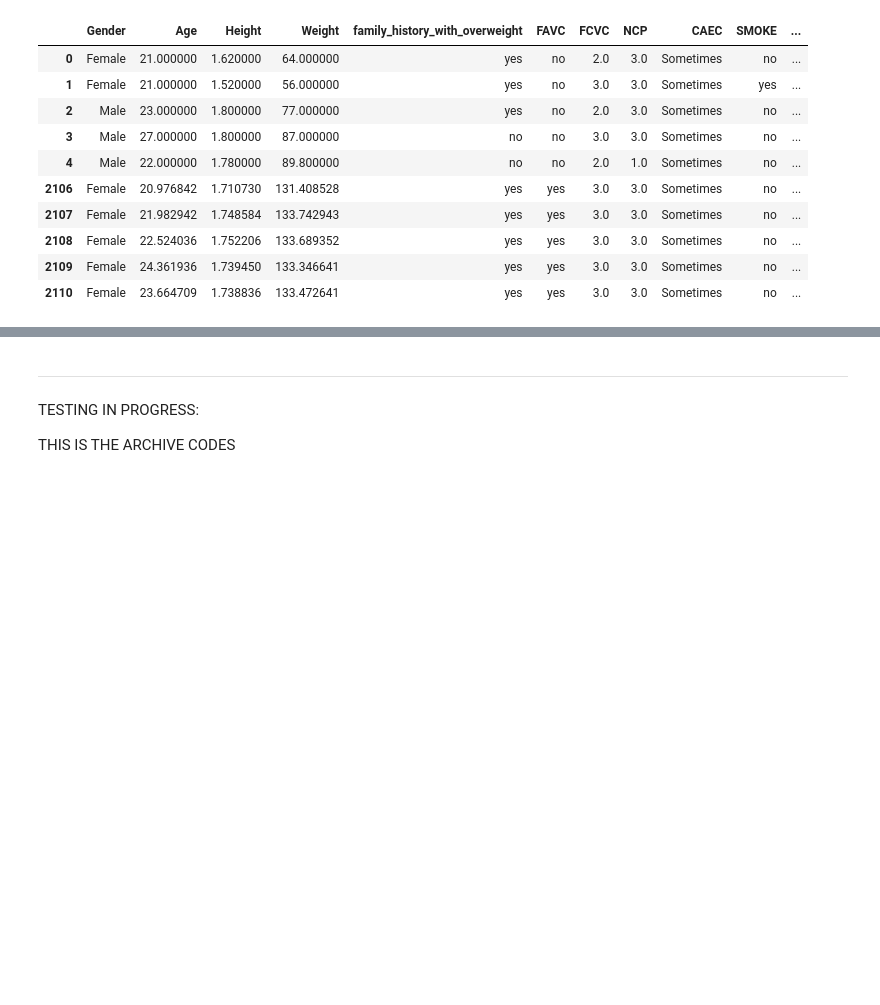
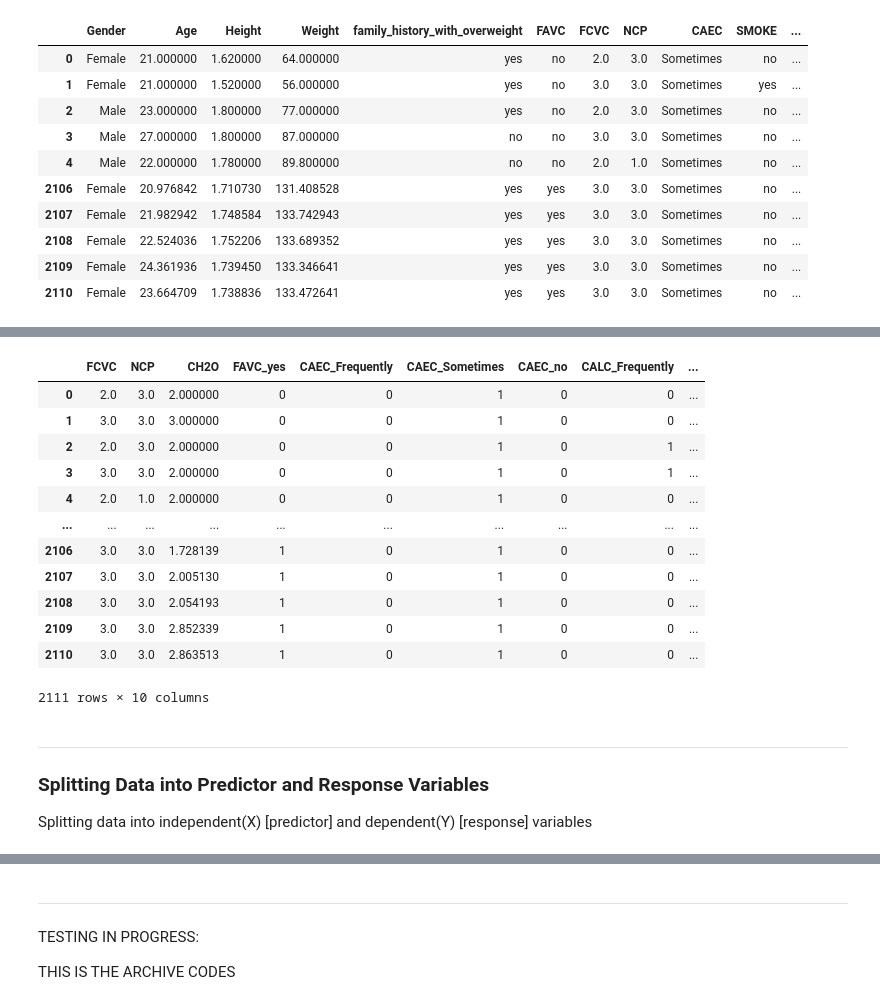
Before and after one commit to nellyzulkiflee/SC1015_Project_2023, a Jupyter notebook: logistic_regression.ipynb, the cells around one changed output, grey strips where cells are left out. Cells and saved outputs as stored; diff of their text form; code cells hidden in the pictures; blank space fills up the shorter version.

```diff
--- a/logistic_regression.ipynb
+++ b/logistic_regression.ipynb
@@ -258,0 +97,34 @@ y = obesity_data.loc[:,'NObeyesdad'] #
+# %%
+#Reusable function
+def get_dummies_and_drop(df, column):
+    dummies = pd.get_dummies(df, columns=[column], drop_first=True)
+    df.drop(column, axis=1, inplace=True)
+    df = pd.concat([dummies], axis=1)
+    return df
+# %%
+focusObesity_data = get_dummies_and_drop(focusObesity_data, 'FAVC')
+# %%
+focusObesity_data = get_dummies_and_drop(focusObesity_data, 'CAEC')
+# %%
+focusObesity_data = get_dummies_and_drop(focusObesity_data, 'CALC')
+# %%
+#display the current df
+focusObesity_data
+# %% [output]
+|  | FCVC | NCP | CH2O | FAVC_yes | CAEC_Frequently | CAEC_Sometimes | CAEC_no | CALC_Frequently | ... |
+| 0 | 2.0 | 3.0 | 2.000000 | 0 | 0 | 1 | 0 | 0 | ... |
+| 1 | 3.0 | 3.0 | 3.000000 | 0 | 0 | 1 | 0 | 0 | ... |
+| 2 | 2.0 | 3.0 | 2.000000 | 0 | 0 | 1 | 0 | 1 | ... |
+| 3 | 3.0 | 3.0 | 2.000000 | 0 | 0 | 1 | 0 | 1 | ... |
+| 4 | 2.0 | 1.0 | 2.000000 | 0 | 0 | 1 | 0 | 0 | ... |
+| ... | ... | ... | ... | ... | ... | ... | ... | ... | ... |
+| 2106 | 3.0 | 3.0 | 1.728139 | 1 | 0 | 1 | 0 | 0 | ... |
+| 2107 | 3.0 | 3.0 | 2.005130 | 1 | 0 | 1 | 0 | 0 | ... |
+| 2108 | 3.0 | 3.0 | 2.054193 | 1 | 0 | 1 | 0 | 0 | ... |
+| 2109 | 3.0 | 3.0 | 2.852339 | 1 | 0 | 1 | 0 | 0 | ... |
+| 2110 | 3.0 | 3.0 | 2.863513 | 1 | 0 | 1 | 0 | 0 | ... |
+2111 rows × 10 columns
+# %% [markdown]
+--------------
+### Splitting Data into Predictor and Response Variables
+Splitting data into independent(X) [predictor] and dependent(Y) [response] variables
```
Also changed, not shown: parts of 79 cells of this notebook.
